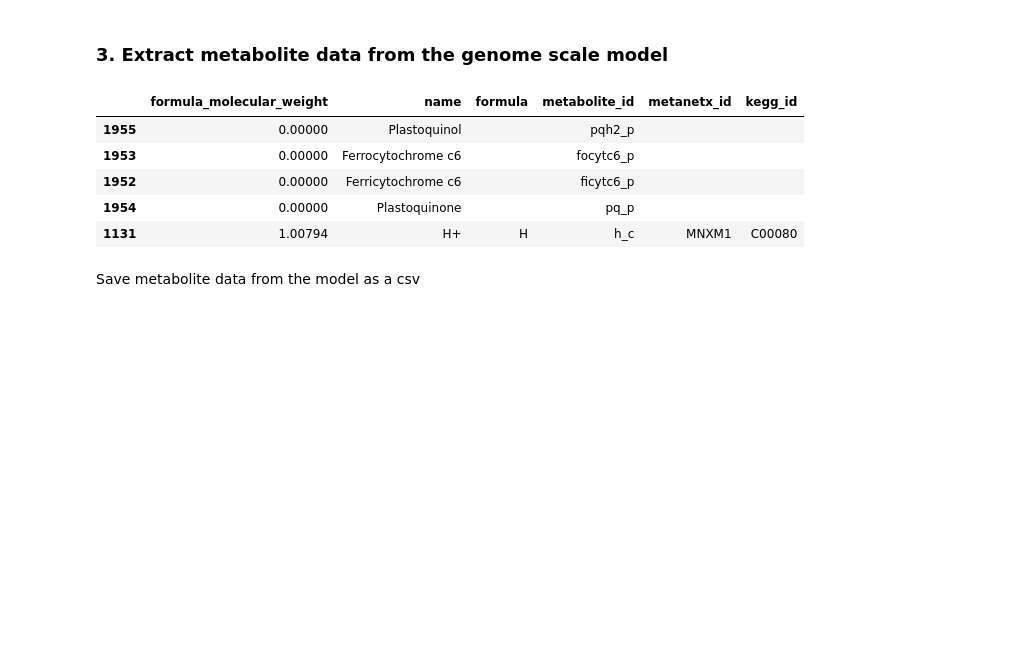
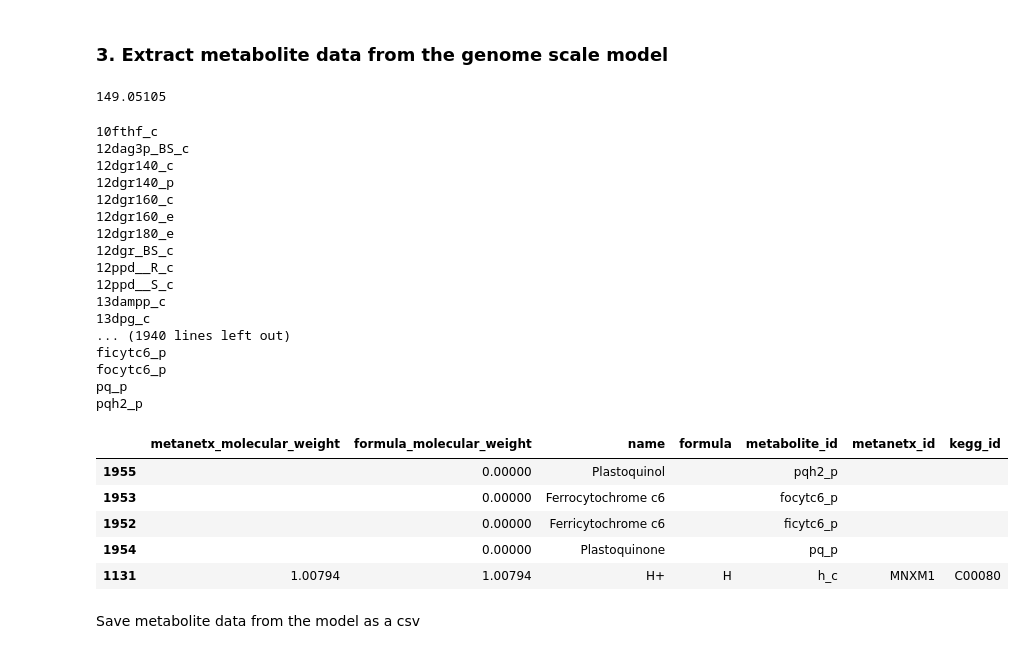
Before and after one commit to LBLQMM/RhodococcusGSM, a Jupyter notebook: notebooks/M_metabolomics.ipynb, the cells around one changed output. Saved outputs shown, nothing was run; the diff lists cells and outputs as text; code cells hidden in the pictures; blank space fills up the shorter version.

Commit message:
Updated requirements.txt and model metabolite notebook

```diff
--- a/notebooks/M_metabolomics.ipynb
+++ b/notebooks/M_metabolomics.ipynb
@@ -34,52 +37,85 @@ lcms_df.head(2)
 # %% [markdown]
 ### 3. Extract metabolite data from the genome scale model
+# %%
+# helper function for getting molecular weight from metanetx.org
+def get_metanetx_molecular_weight(metanetx_id):
+    url = f'https://www.metanetx.org/chem_info/{metanetx_id}'
+
+    metanetx_df = pd.read_html(url)[1]
+
+    mass_row = metanetx_df[metanetx_df["Unnamed: 0"] == 'mass']
+
+    molecular_weight = float(mass_row.Properties.values[0])
+
+    return molecular_weight
+
+get_metanetx_molecular_weight('MNXM61')
+# %% [output]
+149.05105
 # %%
 # create a list to hold metabolite data
 row_data = []
 
 # loop over the metabolites in the model
 for m in model.metabolites:
+    print(m)
 
     # get MetaNetX id if present
     if 'metanetx.chemical' in m.annotation.keys():
         metanetx_id = m.annotation['metanetx.chemical']
-        url = f'https://www.metanetx.org/chem_info/{metanetx_id}'
-
-        # metanetx_df = pd.read_html(url, flavor='bs4')
-        # print(metanetx_df)
+        metanetx_molecular_weight = get_metanetx_molecular_weight(metanetx_id)
     else:
         metanetx_id = ''
+        metanetx_molecular_weight = ''
 
     # get KEGG id if present
     if 'kegg.compound' in m.annotation.keys():
         kegg_id = m.annotation['kegg.compound']
     else:
         kegg_id = ''
 
     # create a dictionary for each metabolite's information
     row_data.append({
+        "metanetx_molecular_weight": metanetx_molecular_weight,
         "formula_molecular_weight": m.formula_weight,
         "name": m.name,
         "formula": m.formula,
         "metabolite_id": m.id,
         "metanetx_id": metanetx_id,
         "kegg_id": kegg_id,
     })
 
 # convert the row data into a data frame
 metabolite_df = pd.DataFrame(row_data)
 
 # sort by molecular weight
 metabolite_df.sort_values(by=['formula_molecular_weight'], inplace=True)
 
 metabolite_df.head(5)
 # %% [output]
+10fthf_c
+12dag3p_BS_c
+12dgr140_c
+12dgr140_p
+12dgr160_c
+12dgr160_e
+12dgr180_e
+12dgr_BS_c
+12ppd__R_c
+12ppd__S_c
+13dampp_c
+13dpg_c
+... (1940 lines left out)
+ficytc6_p
+focytc6_p
+pq_p
+pqh2_p
-|  | formula_molecular_weight | name | formula | metabolite_id | metanetx_id | kegg_id |
-| 1955 | 0.00000 | Plastoquinol |  | pqh2_p |  |  |
-| 1953 | 0.00000 | Ferrocytochrome c6 |  | focytc6_p |  |  |
-| 1952 | 0.00000 | Ferricytochrome c6 |  | ficytc6_p |  |  |
-| 1954 | 0.00000 | Plastoquinone |  | pq_p |  |  |
-| 1131 | 1.00794 | H+ | H | h_c | MNXM1 | C00080 |
+|  | metanetx_molecular_weight | formula_molecular_weight | name | formula | metabolite_id | metanetx_id | kegg_id |
+| 1955 |  | 0.00000 | Plastoquinol |  | pqh2_p |  |  |
+| 1953 |  | 0.00000 | Ferrocytochrome c6 |  | focytc6_p |  |  |
+| 1952 |  | 0.00000 | Ferricytochrome c6 |  | ficytc6_p |  |  |
+| 1954 |  | 0.00000 | Plastoquinone |  | pq_p |  |  |
+| 1131 | 1.00794 | 1.00794 | H+ | H | h_c | MNXM1 | C00080 |
 # %% [markdown]
 Save metabolite data from the model as a csv
 # %%
```
Also changed, not shown: parts of 2 cells of this notebook, 3 other files.
